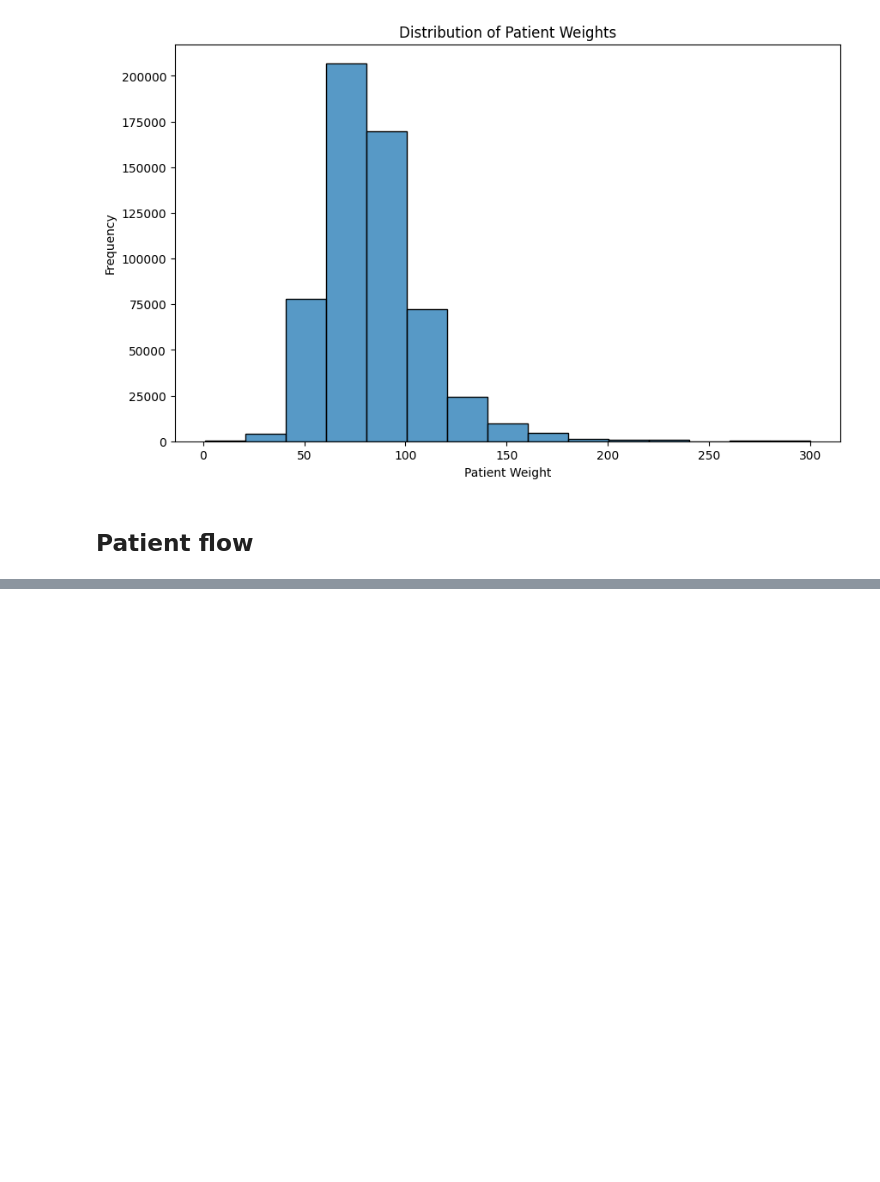
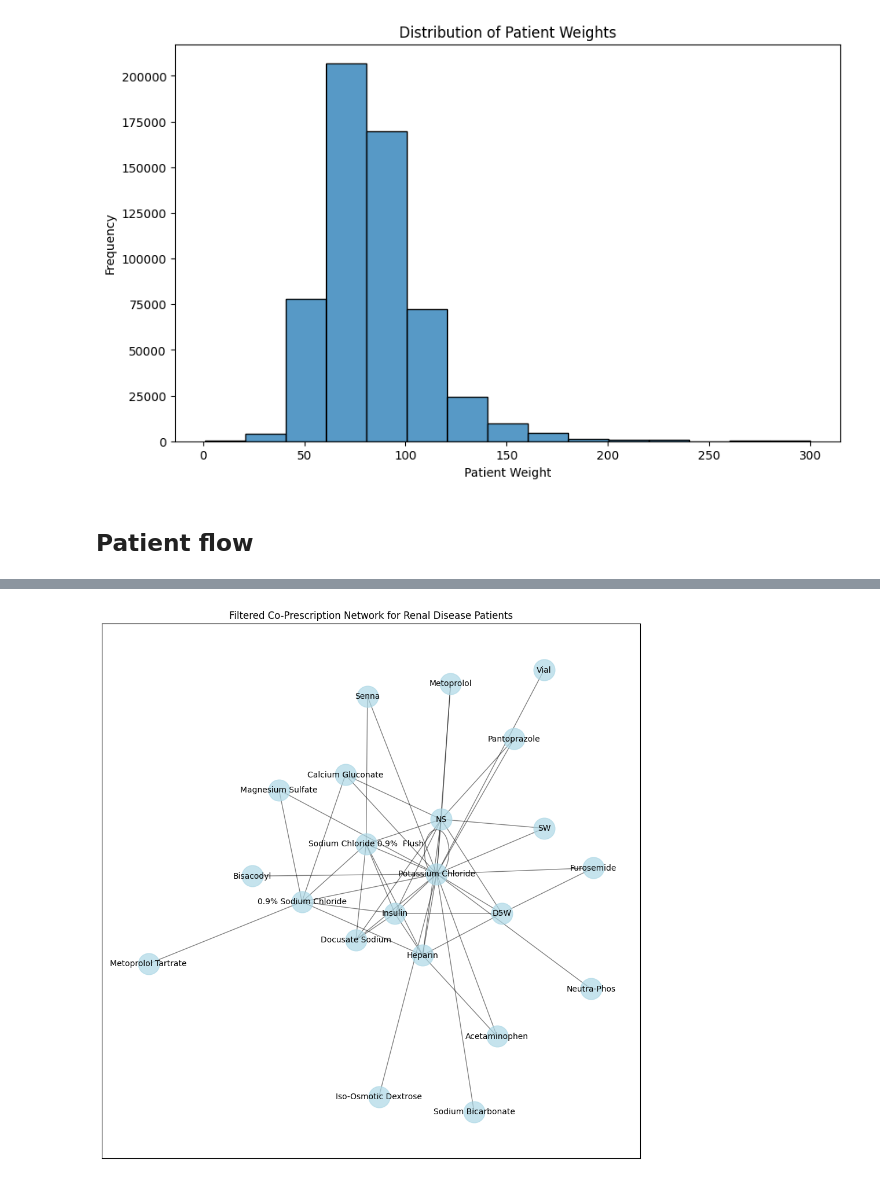
Before and after one commit to abhi99-ut/aih, a Jupyter notebook: Final_Clean_HW1.ipynb, the cells around one changed output, grey strips where cells are left out. Saved outputs shown, nothing was run; the diff lists cells and outputs as text; code cells hidden in the pictures; blank space fills up the shorter version.

```diff
--- a/Final_Clean_HW1.ipynb
+++ b/Final_Clean_HW1.ipynb
@@ -629,0 +898,32 @@ pio.renderers.default = 'notebook'
+# %%
+from itertools import combinations
+import networkx as nx
+import matplotlib.pyplot as plt
+import pandas as pd
+
+# Get unique combinations of drugs prescribed to the same patient (SUBJECT_ID and HADM_ID)
+drug_combinations = renal_patients_prescription_dedup.groupby(['SUBJECT_ID', 'HADM_ID'])['DRUG'].apply(lambda x: list(combinations(x, 2))).explode()
+
+# Count the number of occurrences of each combination
+combination_counts = drug_combinations.value_counts().reset_index(name='count')
+combination_counts.columns = ['combo', 'count']
+
+# Filter to only include combinations that occur more than a threshold number of times
+threshold = 150  # Set a threshold for frequently co-prescribed drugs
+frequent_combinations = combination_counts[combination_counts['count'] >= threshold]
+
+# Create a co-prescription network
+G = nx.Graph()
+for combo in frequent_combinations['combo']:
+    G.add_edge(combo[0], combo[1])
+
+# Plot network (limiting node size and using a layout for better readability)
+plt.figure(figsize=(12, 12))
+pos = nx.spring_layout(G, k=0.5, iterations=50)  # Adjust 'k' for more spacing
+nx.draw_networkx_nodes(G, pos, node_size=700, node_color='lightblue', alpha=0.7)
+nx.draw_networkx_edges(G, pos, width=1, alpha=0.5)
+nx.draw_networkx_labels(G, pos, font_size=10, font_family='sans-serif')
+plt.title('Filtered Co-Prescription Network for Renal Disease Patients')
+plt.show()
+# %% [output]
+[figure, added]
```
Also changed, not shown: parts of 16 cells of this notebook.
